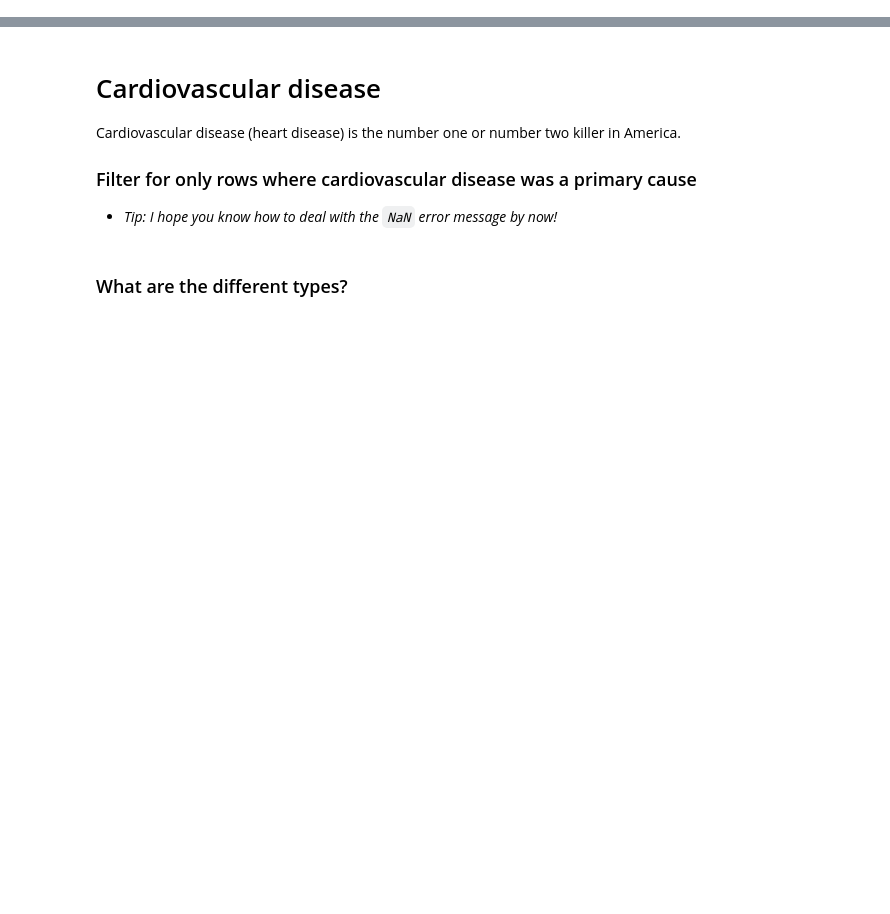
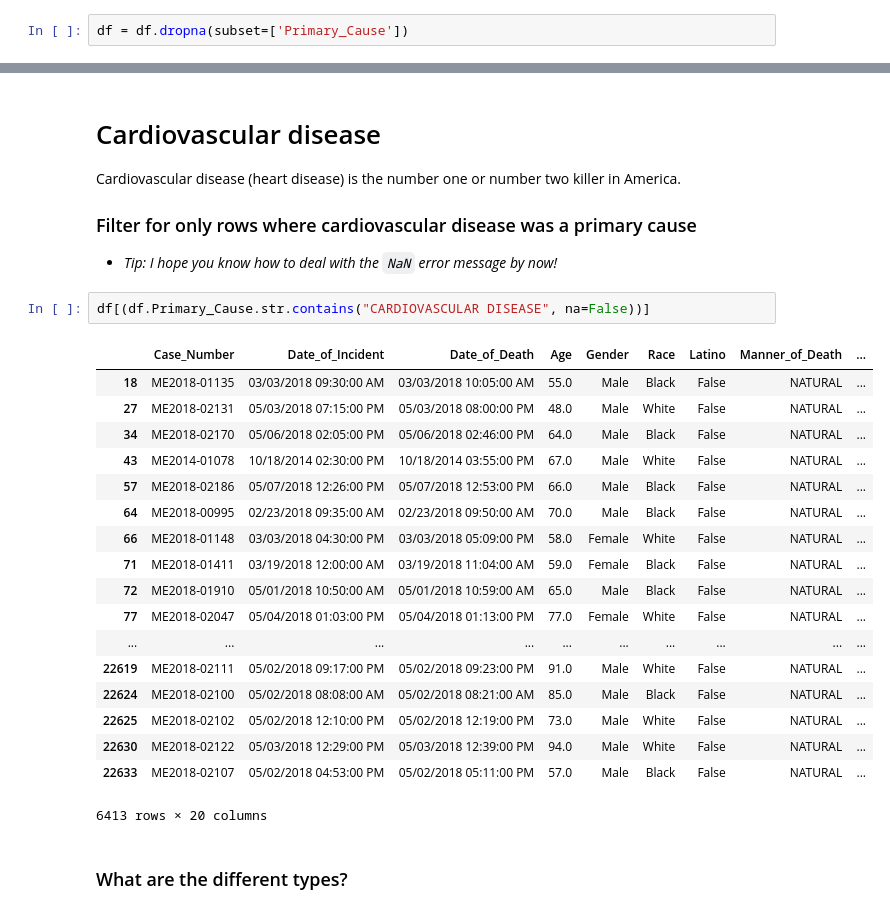
Before and after one commit to elenamlutz/foundations_homework, a Jupyter notebook: 07-homework/medical-examiner/Medical Examiner.ipynb, the cells around one changed output, grey strips where cells are left out. Drawn from its saved outputs; the diff is of its cells as text; blank space fills up the shorter version.

```diff
--- a/07-homework/medical-examiner/Medical Examiner.ipynb
+++ b/07-homework/medical-examiner/Medical Examiner.ipynb
@@ -133,3 +419,5 @@ Let's stop investigating for a second and maybe clean up this "Primary Cause" co
 ## Remove all rows where the primary cause of death has not been filled out.
 
 - *Tip: confirm that you have 22510 rows when you're done*
+# %%
+df = df.dropna(subset=['Primary_Cause'])
@@ -141,5 +433,26 @@ Cardiovascular disease (heart disease) is the number one or number two killer in
 ### Filter for only rows where cardiovascular disease was a primary cause
 
 - *Tip: I hope you know how to deal with the `NaN` error message by now!*
+# %%
+df[(df.Primary_Cause.str.contains("CARDIOVASCULAR DISEASE", na=False))]
+# %% [output]
+|  | Case_Number | Date_of_Incident | Date_of_Death | Age | Gender | Race | Latino | Manner_of_Death | ... |
+| 18 | ME2018-01135 | 03/03/2018 09:30:00 AM | 03/03/2018 10:05:00 AM | 55.0 | Male | Black | False | NATURAL | ... |
+| 27 | ME2018-02131 | 05/03/2018 07:15:00 PM | 05/03/2018 08:00:00 PM | 48.0 | Male | White | False | NATURAL | ... |
+| 34 | ME2018-02170 | 05/06/2018 02:05:00 PM | 05/06/2018 02:46:00 PM | 64.0 | Male | Black | False | NATURAL | ... |
+| 43 | ME2014-01078 | 10/18/2014 02:30:00 PM | 10/18/2014 03:55:00 PM | 67.0 | Male | White | False | NATURAL | ... |
+| 57 | ME2018-02186 | 05/07/2018 12:26:00 PM | 05/07/2018 12:53:00 PM | 66.0 | Male | Black | False | NATURAL | ... |
+| 64 | ME2018-00995 | 02/23/2018 09:35:00 AM | 02/23/2018 09:50:00 AM | 70.0 | Male | Black | False | NATURAL | ... |
+| 66 | ME2018-01148 | 03/03/2018 04:30:00 PM | 03/03/2018 05:09:00 PM | 58.0 | Female | White | False | NATURAL | ... |
+| 71 | ME2018-01411 | 03/19/2018 12:00:00 AM | 03/19/2018 11:04:00 AM | 59.0 | Female | Black | False | NATURAL | ... |
+| 72 | ME2018-01910 | 05/01/2018 10:50:00 AM | 05/01/2018 10:59:00 AM | 65.0 | Male | Black | False | NATURAL | ... |
+| 77 | ME2018-02047 | 05/04/2018 01:03:00 PM | 05/04/2018 01:13:00 PM | 77.0 | Female | White | False | NATURAL | ... |
+| ... | ... | ... | ... | ... | ... | ... | ... | ... | ... |
+| 22619 | ME2018-02111 | 05/02/2018 09:17:00 PM | 05/02/2018 09:23:00 PM | 91.0 | Male | White | False | NATURAL | ... |
+| 22624 | ME2018-02100 | 05/02/2018 08:08:00 AM | 05/02/2018 08:21:00 AM | 85.0 | Male | Black | False | NATURAL | ... |
+| 22625 | ME2018-02102 | 05/02/2018 12:10:00 PM | 05/02/2018 12:19:00 PM | 73.0 | Male | White | False | NATURAL | ... |
+| 22630 | ME2018-02122 | 05/03/2018 12:29:00 PM | 05/03/2018 12:39:00 PM | 94.0 | Male | White | False | NATURAL | ... |
+| 22633 | ME2018-02107 | 05/02/2018 04:53:00 PM | 05/02/2018 05:11:00 PM | 57.0 | Male | Black | False | NATURAL | ... |
+6413 rows × 20 columns
 # %% [markdown]
 ### What are the different types?
```
Also changed, not shown: parts of 34 cells of this notebook.
